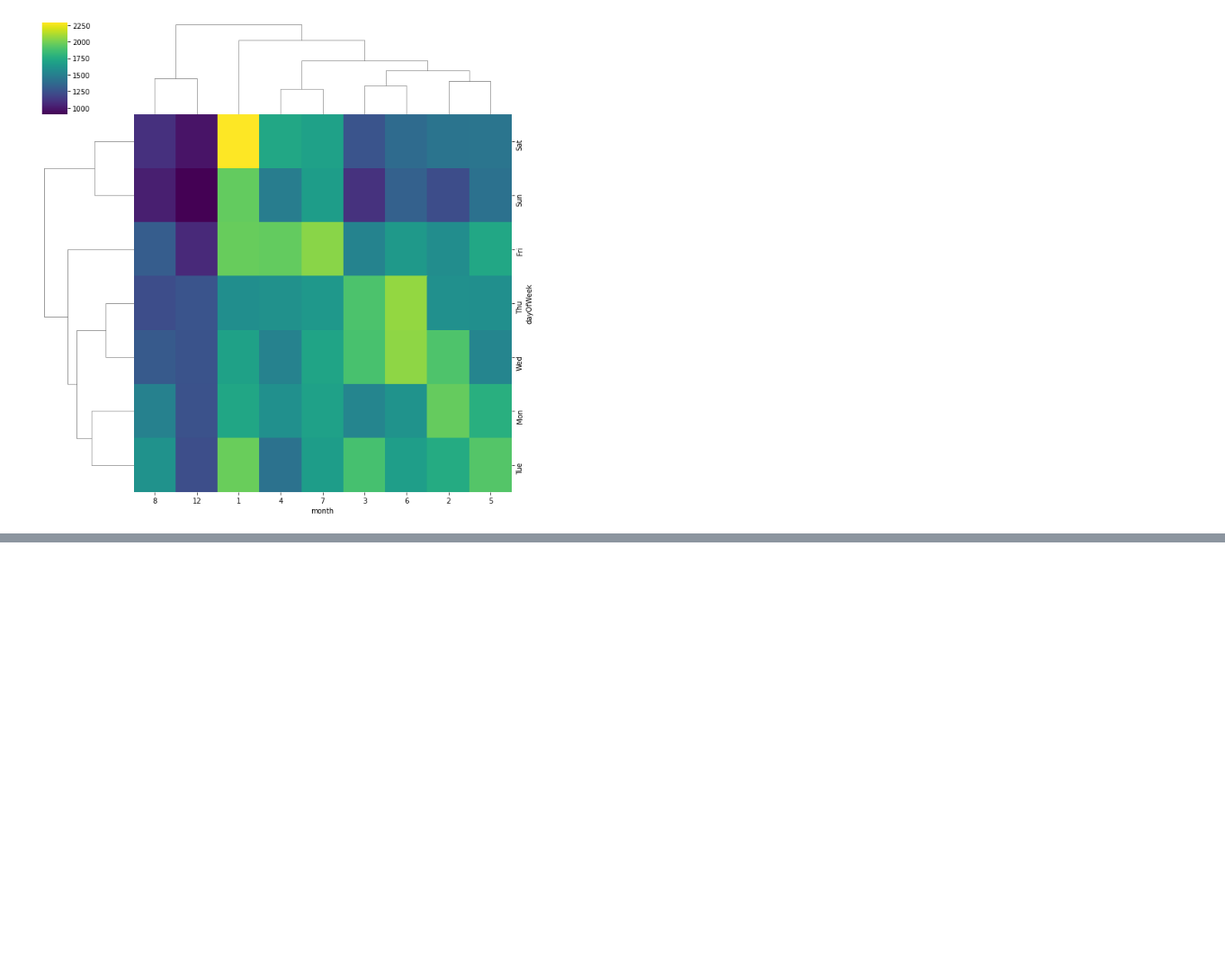
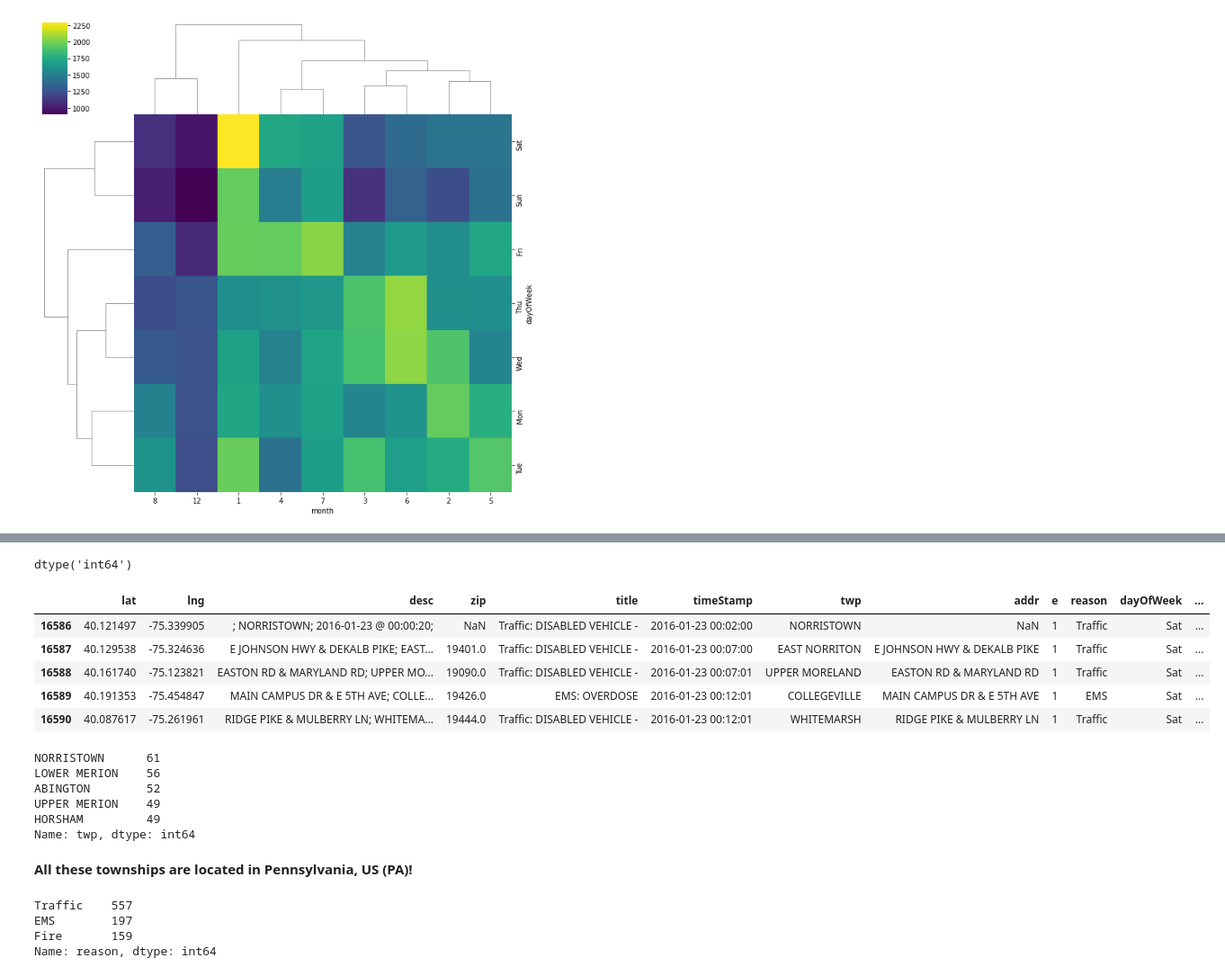
Before and after one commit to sonamkshenoy/911-Emergency-Calls-Data-Analysis, a Jupyter notebook: 911_Calls_Data_Analysis.ipynb, the cells around one changed output, grey strips where cells are left out. Shown at 90% size. Drawn from its saved outputs; the diff is of its cells as text; code cells hidden in the pictures; blank space fills up the shorter version.

```diff
--- a/911_Calls_Data_Analysis.ipynb
+++ b/911_Calls_Data_Analysis.ipynb
@@ -427,0 +554,34 @@ sns.clustermap(dayVSMonth, cmap = "viridis")
+# %%
+df["date-digit"].dtype
+# earlier, before converting (forgot) to int, was dtype('O')
+# %% [output]
+dtype('int64')
+# %%
+Jan23DF = df[(df["month"]==1) & (df["date-digit"]==23)]
+# %%
+Jan23DF.head()
+# %% [output]
+|  | lat | lng | desc | zip | title | timeStamp | twp | addr | e | reason | dayOfWeek | ... |
+| 16586 | 40.121497 | -75.339905 | ; NORRISTOWN; 2016-01-23 @ 00:00:20; | NaN | Traffic: DISABLED VEHICLE - | 2016-01-23 00:02:00 | NORRISTOWN | NaN | 1 | Traffic | Sat | ... |
+| 16587 | 40.129538 | -75.324636 | E JOHNSON HWY & DEKALB PIKE; EAST... | 19401.0 | Traffic: DISABLED VEHICLE - | 2016-01-23 00:07:00 | EAST NORRITON | E JOHNSON HWY & DEKALB PIKE | 1 | Traffic | Sat | ... |
+| 16588 | 40.161740 | -75.123821 | EASTON RD & MARYLAND RD; UPPER MO... | 19090.0 | Traffic: DISABLED VEHICLE - | 2016-01-23 00:07:01 | UPPER MORELAND | EASTON RD & MARYLAND RD | 1 | Traffic | Sat | ... |
+| 16589 | 40.191353 | -75.454847 | MAIN CAMPUS DR & E 5TH AVE; COLLE... | 19426.0 | EMS: OVERDOSE | 2016-01-23 00:12:01 | COLLEGEVILLE | MAIN CAMPUS DR & E 5TH AVE | 1 | EMS | Sat | ... |
+| 16590 | 40.087617 | -75.261961 | RIDGE PIKE & MULBERRY LN; WHITEMA... | 19444.0 | Traffic: DISABLED VEHICLE - | 2016-01-23 00:12:01 | WHITEMARSH | RIDGE PIKE & MULBERRY LN | 1 | Traffic | Sat | ... |
+# %%
+Jan23DF["twp"].value_counts().head(5)
+# %% [output]
+NORRISTOWN      61
+LOWER MERION    56
+ABINGTON        52
+UPPER MERION    49
+HORSHAM         49
+Name: twp, dtype: int64
+# %% [markdown]
+**All these townships are located in Pennsylvania, US (PA)!**
+# %%
+Jan23DF["reason"].value_counts()
+# %% [output]
+Traffic    557
+EMS        197
+Fire       159
+Name: reason, dtype: int64
```
Also changed, not shown: parts of 22 cells of this notebook.
